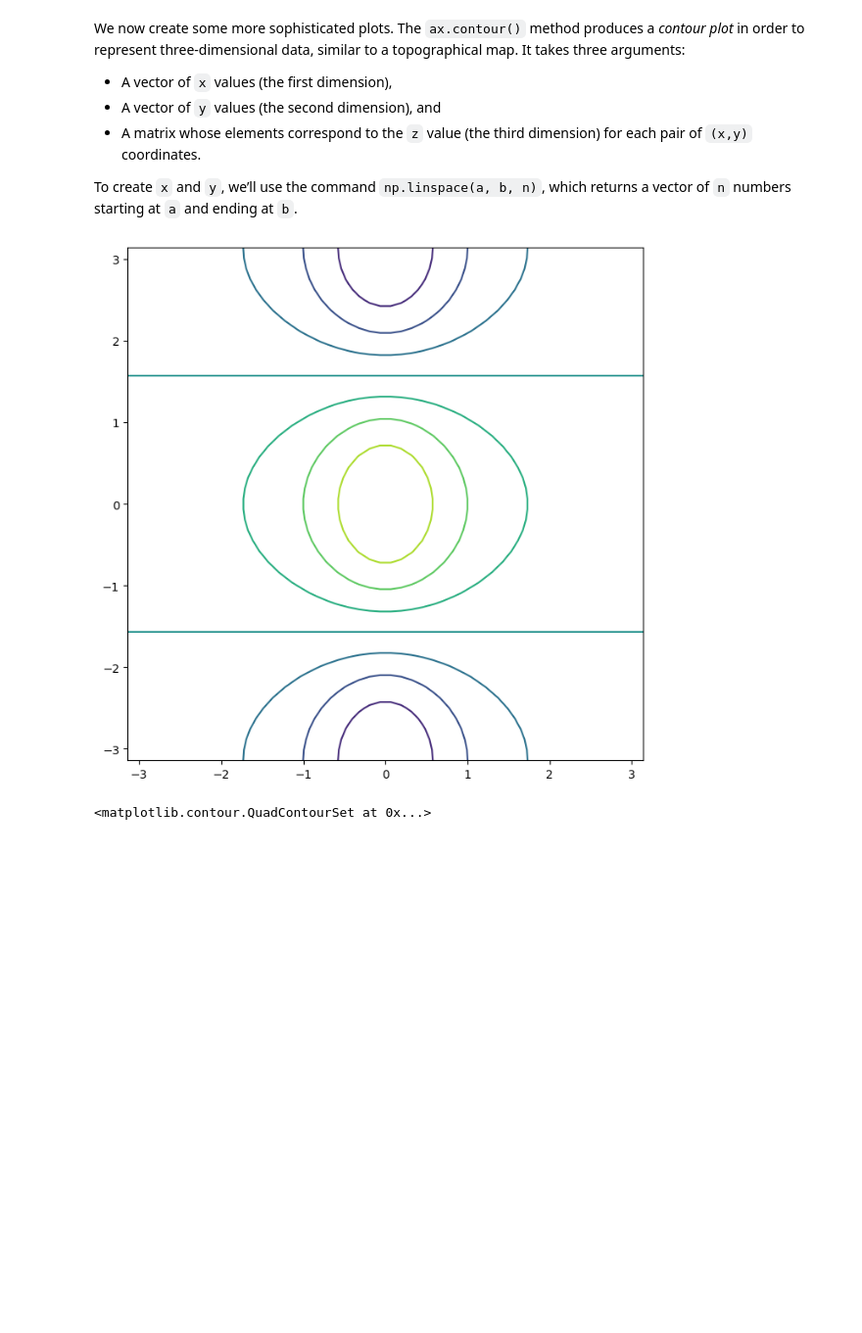
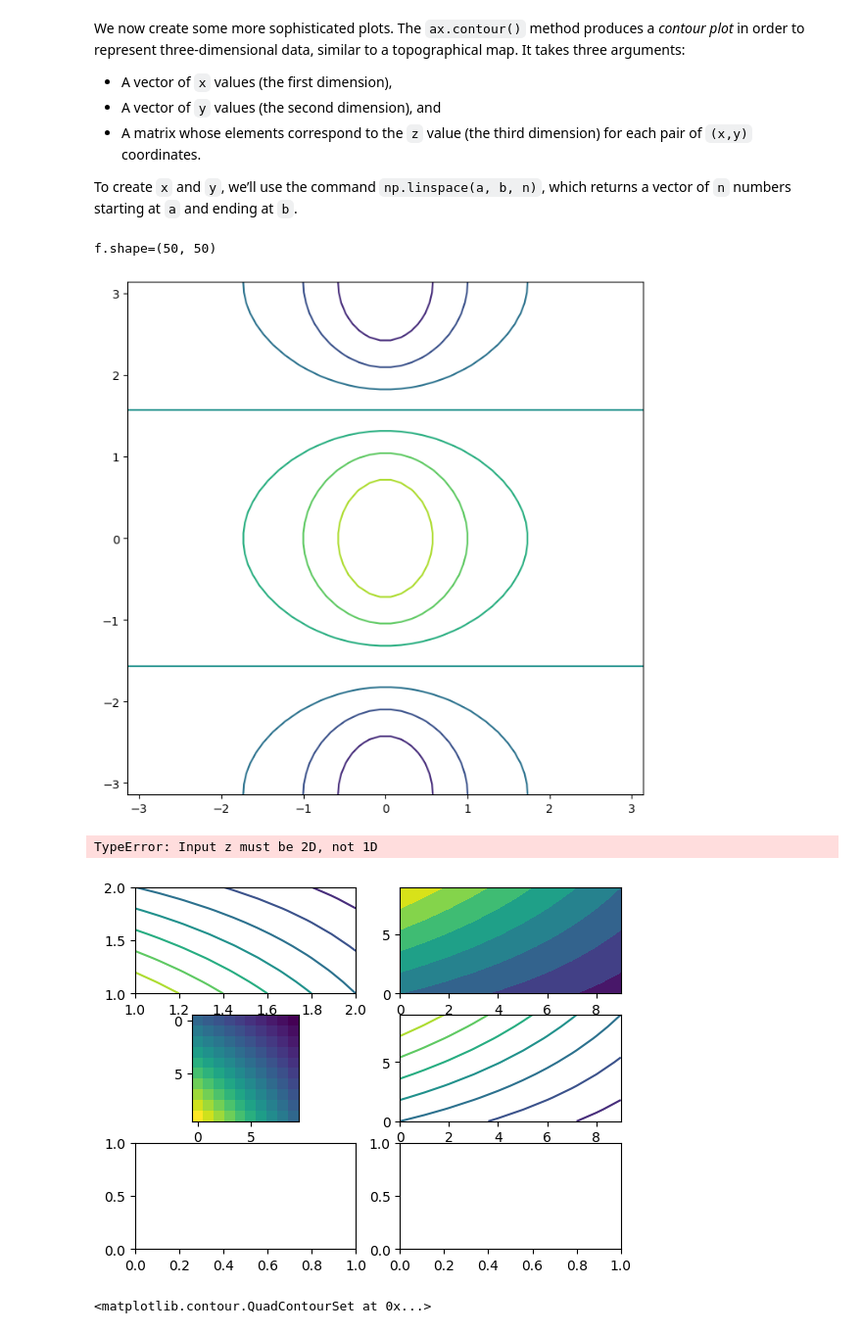
Before and after one commit to aminehd/ISLP_labs_amineh, a Jupyter notebook: Ch02-statlearn-lab.ipynb, the cells around one changed output. Shown at 98% size. Cells and saved outputs as stored; diff of their text form; code cells hidden in the pictures; blank space fills up the shorter version.

Commit message:
Add practice for generating 2d f out of (x,1) x and y and countouring it

```diff
--- a/Ch02-statlearn-lab.ipynb
+++ b/Ch02-statlearn-lab.ipynb
@@ -643,13 +643,41 @@ dimension) for each pair of `(x,y)` coordinates.
 To create `x` and `y`, we’ll use the command  `np.linspace(a, b, n)`,
 which returns a vector of `n` numbers starting at  `a` and  ending at `b`.
 # %%
+
+import numpy as np
+from matplotlib.pyplot import subplots
+
 fig, ax = subplots(figsize=(8, 8))
 x = np.linspace(-np.pi, np.pi, 50)
 y = x
 f = np.multiply.outer(np.cos(y), 1 / (1 + x**2))
+# how does it visualize (50 * 50)
+# it's funny,you can look at a matrix from 50d to 50d space as a function over 2d space.
+print(f'{f.shape=}')
 ax.contour(x, y, f);
 # %% [output]
+f.shape=(50, 50)
 [figure]
+# %%
+# practice: played with creating a f out of outer multiply of on ds
+# Practice: Played with countr and countourf of plotting f see results
+x = np.linspace(1, 2, 10)
+y = np.linspace(2, 1, 10)
+f = np.multiply.outer(x,y)
+fig, axes = subplots(ncols=2, nrows = 3)
+ax0 = axes[0][0]
+ax1 = axes[0][1]
+ax2 = axes[1][0]
+ax3 = axes[1][1]
+ax4 = axes[2][0]
+ax0.contour(x, y,f)
+ax1.contourf(f)
+ax2.imshow(f)
+ax3.contour(np.arange(10), np.arange(10), f)
+ax4.contourf(x**2)
+# %% [output]
+TypeError: Input z must be 2D, not 1D
+[figure, added]
 # %%
 fix, axes = subplots(nrows=1, ncols=2, figsize=(19, 19))
 left = axes[0]
```
